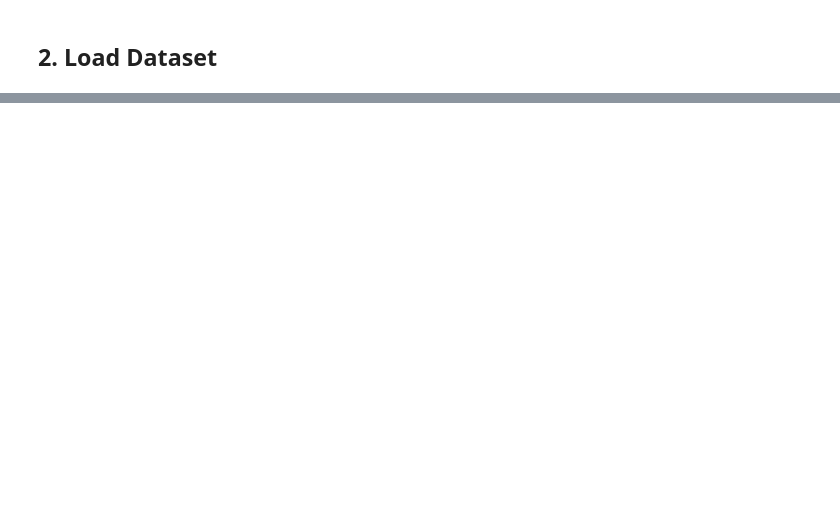
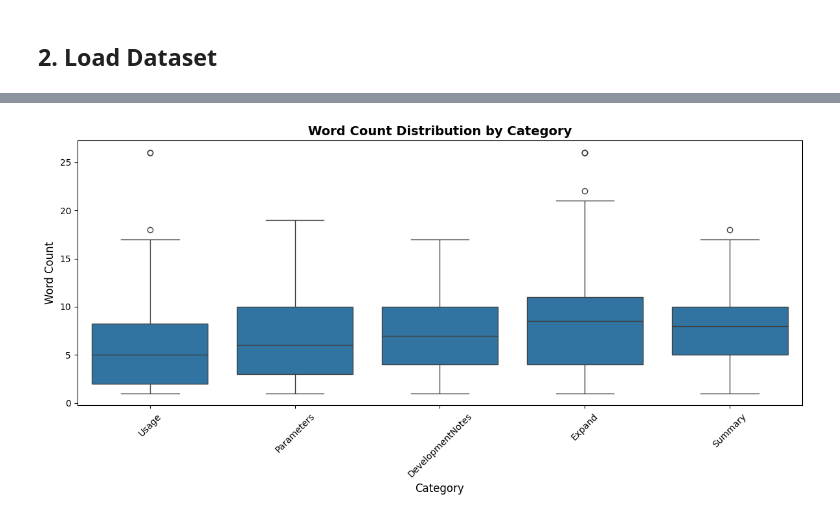
Before and after one commit to LucaFraMacera/ML4SE-2025-Project, a Jupyter notebook: data_cleaning.ipynb, the cells around one changed output, grey strips where cells are left out. Drawn from its saved outputs; the diff is of its cells as text; code cells hidden in the pictures; blank space fills up the shorter version.

```diff
--- a/data_cleaning.ipynb
+++ b/data_cleaning.ipynb
@@ -531,0 +190,23 @@ Name: count, dtype: int64
+# %%
+# Filter to positive instances only (instance_type=1)
+df_filtered = df_no_dup[df_no_dup['instance_type'] == 1].copy()
+
+print(f"Rows before filtering: {len(df_no_dup)}")
+print(f"Rows after filtering (instance_type=1): {len(df_filtered)}")
+print(f"Rows removed: {len(df_no_dup) - len(df_filtered)}")
+
+print("\nCategory distribution in filtered dataset:")
+print(df_filtered['category'].value_counts())
+
+# Check partition distribution before dropping
+print("\n\nPartition distribution (for reference):")
+print(df_filtered['partition'].value_counts())
+
+# Drop instance_type and partition columns
+print(f"\n\nColumns before dropping redundant columns: {df_filtered.columns.tolist()}")
+df_cleaned = df_filtered.drop(columns=['instance_type', 'partition'])
+print(f"Columns after dropping redundant columns: {df_cleaned.columns.tolist()}")
+
+print(f"\nRemoved columns:")
+print(f"  - instance_type: All values are 1 after filtering")
+print(f"  - partition: We'll use k-fold cross-validation instead of predefined split")
@@ -531,0 +295,12 @@ Name: count, dtype: int64
+# %%
+# Word count by category
+plt.figure(figsize=(12, 6))
+sns.boxplot(data=df_cleaned, x='category', y='word_count')
+plt.title('Word Count Distribution by Category', fontsize=14, fontweight='bold')
+plt.xlabel('Category', fontsize=12)
+plt.ylabel('Word Count', fontsize=12)
+plt.xticks(rotation=45)
+plt.tight_layout()
+plt.show()
+# %% [output]
+[figure, added]
```
Also changed, not shown: parts of 59 cells of this notebook, 19 other files.
